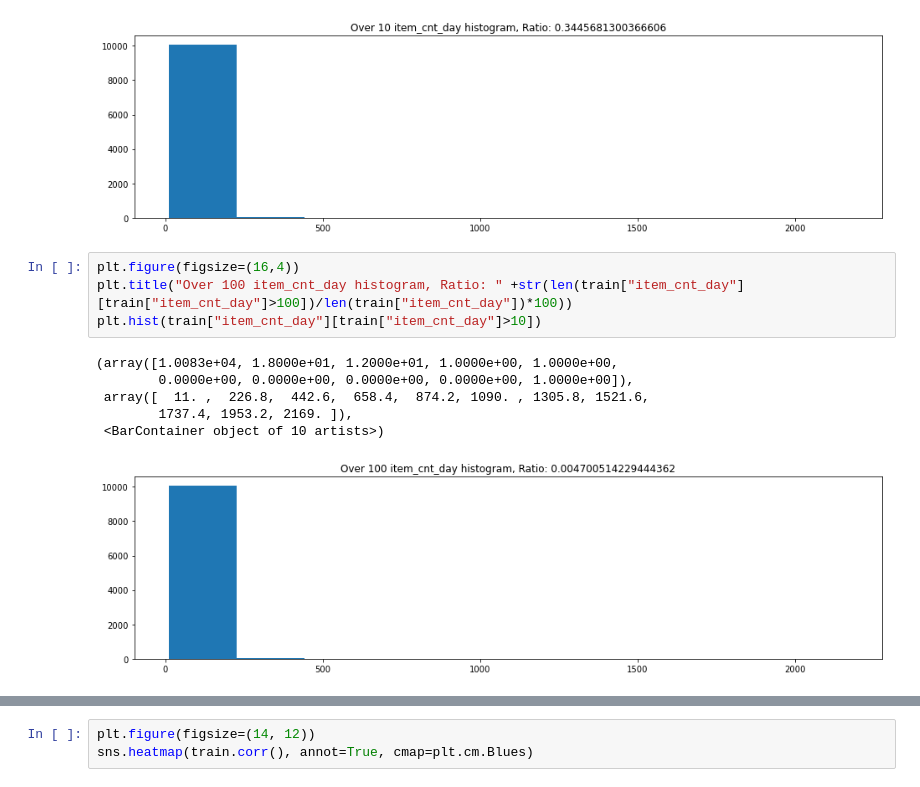
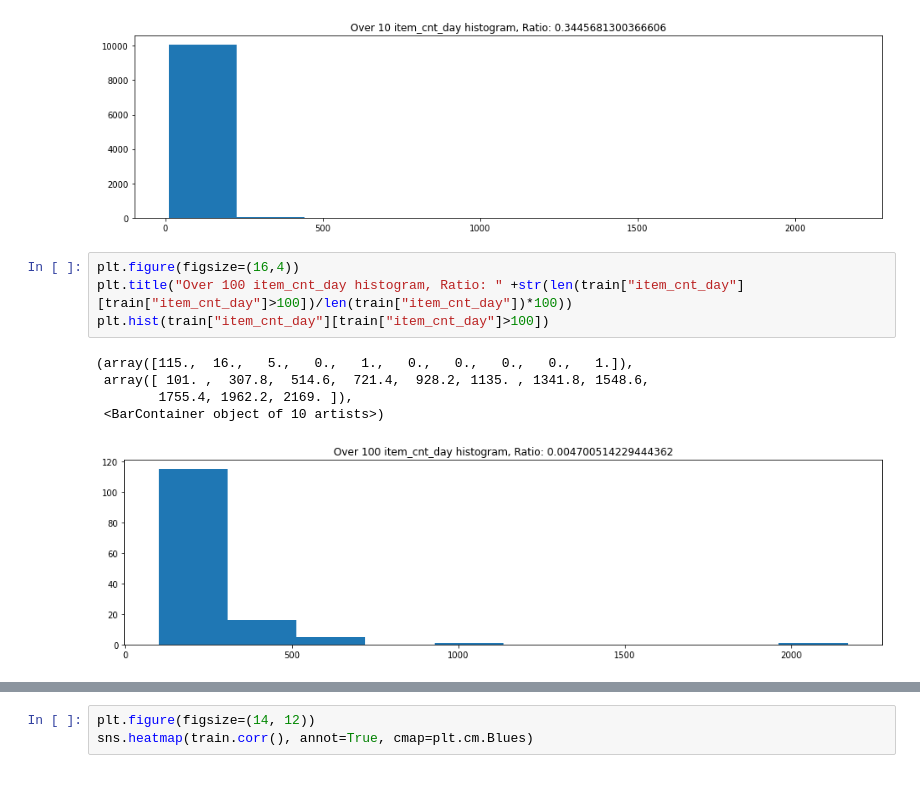
Before and after one commit to hykhhijk/Kaggle, a Jupyter notebook: Predict Future Sales/EDA.ipynb, the cells around one changed output, grey strips where cells are left out. Drawn from its saved outputs; the diff is of its cells as text.

```diff
--- a/Predict Future Sales/EDA.ipynb
+++ b/Predict Future Sales/EDA.ipynb
@@ -206,13 +219,12 @@ plt.hist(train["item_cnt_day"][train["item_cnt_day"]>10])
 # %%
 plt.figure(figsize=(16,4))
 plt.title("Over 100 item_cnt_day histogram, Ratio: " +str(len(train["item_cnt_day"][train["item_cnt_day"]>100])/len(train["item_cnt_day"])*100))
-plt.hist(train["item_cnt_day"][train["item_cnt_day"]>10])
+plt.hist(train["item_cnt_day"][train["item_cnt_day"]>100])
 # %% [output]
-(array([1.0083e+04, 1.8000e+01, 1.2000e+01, 1.0000e+00, 1.0000e+00,
-        0.0000e+00, 0.0000e+00, 0.0000e+00, 0.0000e+00, 1.0000e+00]),
- array([  11. ,  226.8,  442.6,  658.4,  874.2, 1090. , 1305.8, 1521.6,
-        1737.4, 1953.2, 2169. ]),
+(array([115.,  16.,   5.,   0.,   1.,   0.,   0.,   0.,   0.,   1.]),
+ array([ 101. ,  307.8,  514.6,  721.4,  928.2, 1135. , 1341.8, 1548.6,
+        1755.4, 1962.2, 2169. ]),
  <BarContainer object of 10 artists>)
-[figure, old version]
+[figure, new version]
 # %%
 plt.figure(figsize=(16,4))
```
Also changed, not shown: parts of 35 cells of this notebook, 3 other files.
